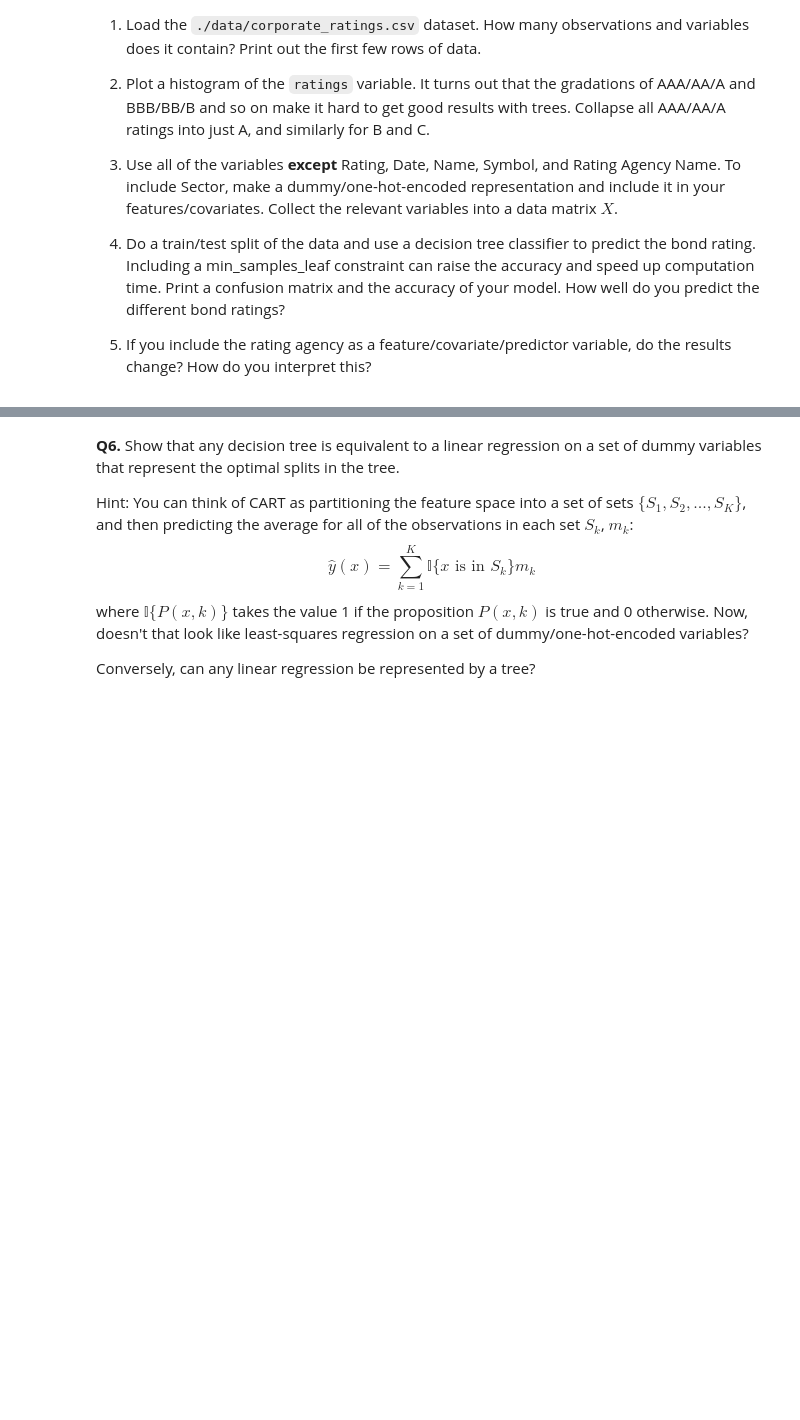
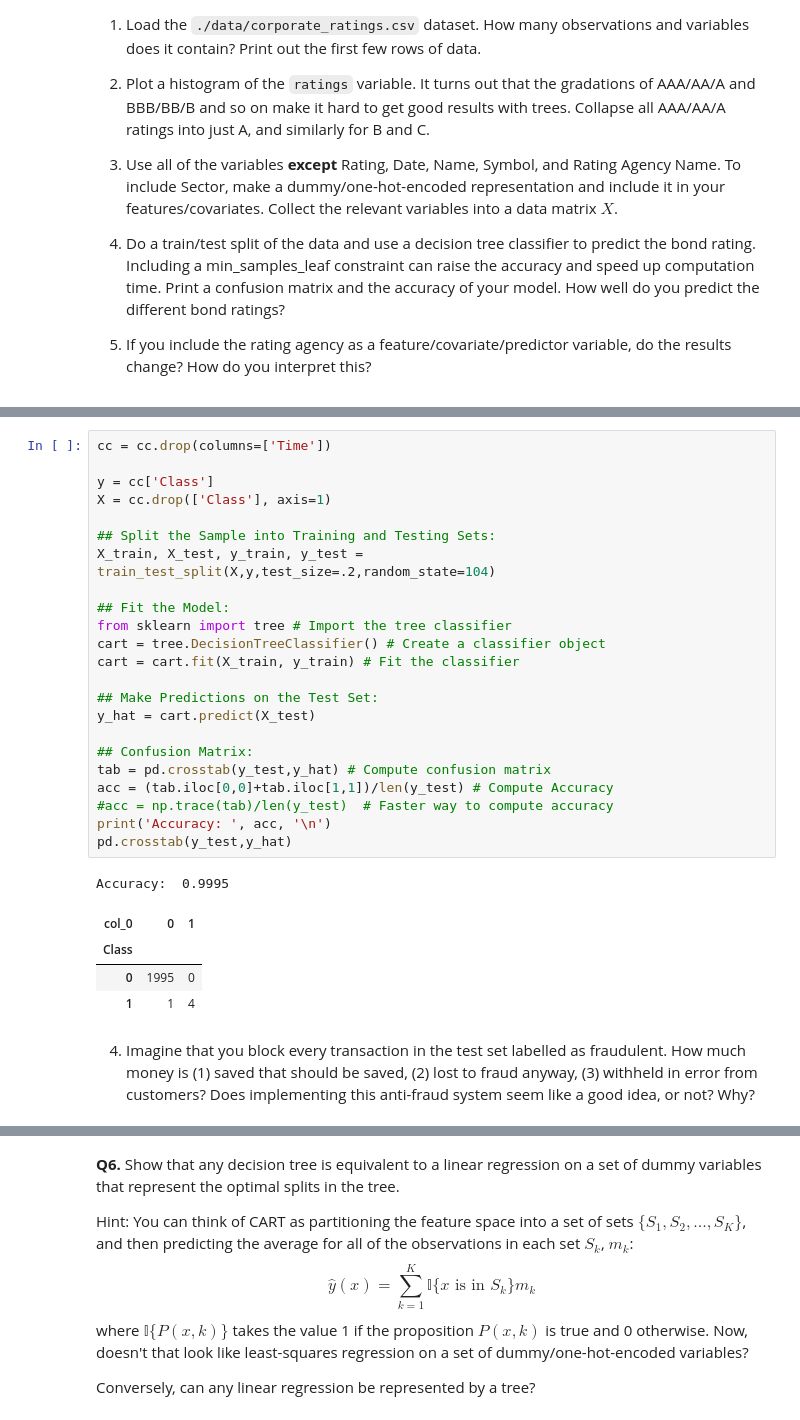
Before and after one commit to gsaunders5761/trees, a Jupyter notebook: assignment/assignment.ipynb, the cells around one changed output, grey strips where cells are left out. Saved outputs shown, nothing was run; the diff lists cells and outputs as text; blank space fills up the shorter version.

```diff
--- a/assignment/assignment.ipynb
+++ b/assignment/assignment.ipynb
@@ -299,0 +325,32 @@ Name: Overall Survival (Months), dtype: float64
+# %%
+cc = cc.drop(columns=['Time'])
+
+y = cc['Class']
+X = cc.drop(['Class'], axis=1)
+
+## Split the Sample into Training and Testing Sets:
+X_train, X_test, y_train, y_test = train_test_split(X,y,test_size=.2,random_state=104)
+
+## Fit the Model:
+from sklearn import tree # Import the tree classifier
+cart = tree.DecisionTreeClassifier() # Create a classifier object
+cart = cart.fit(X_train, y_train) # Fit the classifier
+
+## Make Predictions on the Test Set:
+y_hat = cart.predict(X_test)
+
+## Confusion Matrix:
+tab = pd.crosstab(y_test,y_hat) # Compute confusion matrix
+acc = (tab.iloc[0,0]+tab.iloc[1,1])/len(y_test) # Compute Accuracy
+#acc = np.trace(tab)/len(y_test)  # Faster way to compute accuracy
+print('Accuracy: ', acc, '\n')
+pd.crosstab(y_test,y_hat)
+# %% [output]
+Accuracy:  0.9995
+| col_0 | 0 | 1 |
+| Class |  |  |
+| 0 | 1995 | 0 |
+| 1 | 1 | 4 |
+# %% [markdown]
+
+4. Imagine that you block every transaction in the test set labelled as fraudulent. How much money is (1) saved that should be saved, (2) lost to fraud anyway, (3) withheld in error from customers? Does implementing this anti-fraud system seem like a good idea, or not? Why?
```
Also changed, not shown: parts of 14 cells of this notebook.
